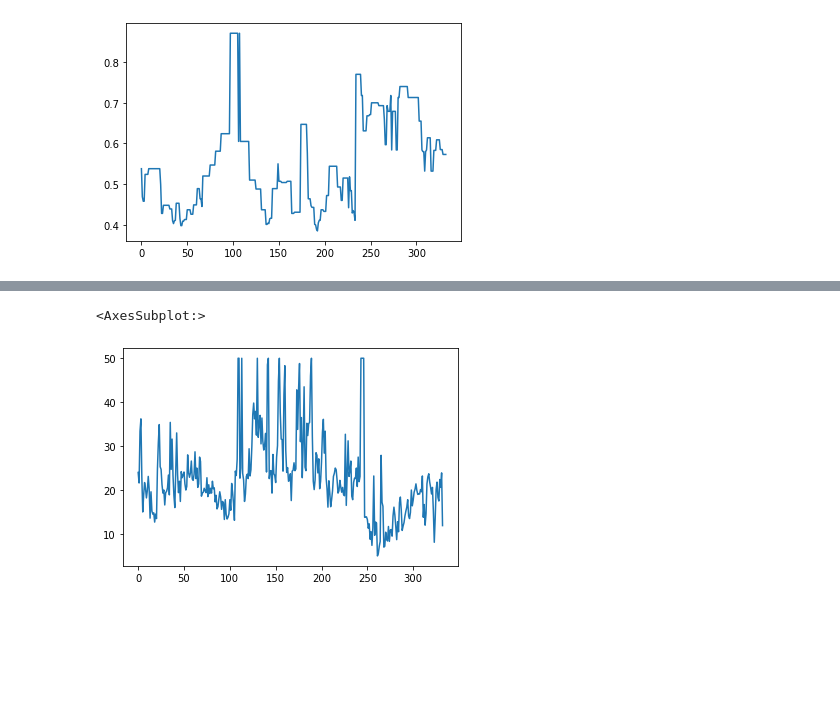
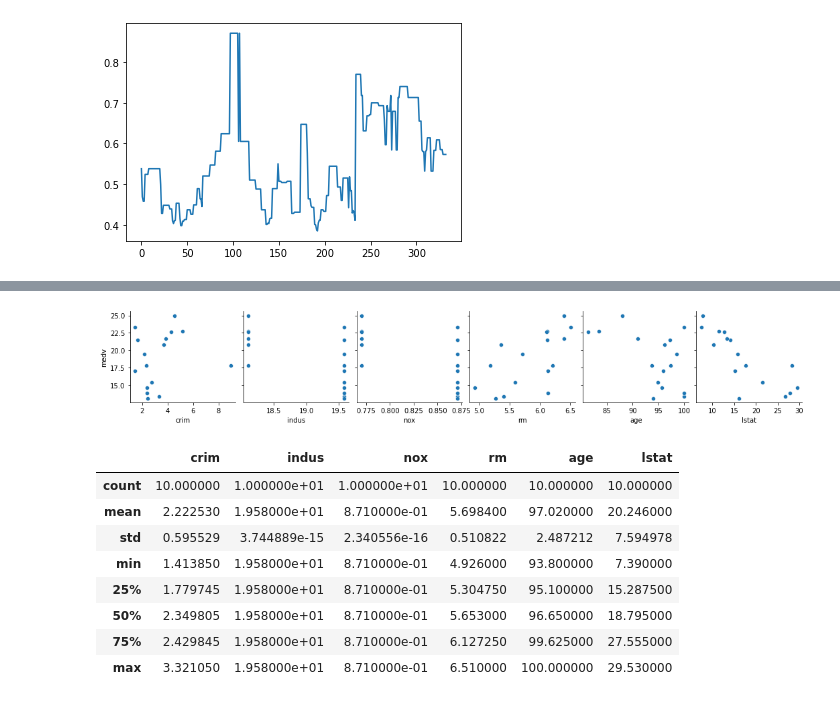
Before and after one commit to dimahl/Netology-dsu-5, a Jupyter notebook: Big Data/DZ2_ABD_KhlupinDE.ipynb, the cells around one changed output, grey strips where cells are left out. Saved outputs shown, nothing was run; the diff lists cells and outputs as text; code cells hidden in the pictures; blank space fills up the shorter version.

```diff
--- a/Big Data/DZ2_ABD_KhlupinDE.ipynb
+++ b/Big Data/DZ2_ABD_KhlupinDE.ipynb
@@ -268,5 +273,19 @@ df_nox[df_nox['nox']>= 0.68].plot()
-# %%
-df_nox['medv'].plot()
-# %% [output]
-<AxesSubplot:>
-[figure, removed]
+# %%
+df_max_nox = df[df['nox']> 0.76]
+# %%
+sns.pairplot(df_max_nox, x_vars=['crim', 'indus', 'nox', 'rm', 'age', 'lstat'], y_vars=['medv'])
+plt.show()
+# %% [output]
+[figure, added]
+# %%
+df_max_nox[['crim', 'indus', 'nox', 'rm', 'age', 'lstat']].describe()
+# %% [output]
+|  | crim | indus | nox | rm | age | lstat |
+| count | 10.000000 | 1.000000e+01 | 1.000000e+01 | 10.000000 | 10.000000 | 10.000000 |
+| mean | 2.222530 | 1.958000e+01 | 8.710000e-01 | 5.698400 | 97.020000 | 20.246000 |
+| std | 0.595529 | 3.744889e-15 | 2.340556e-16 | 0.510822 | 2.487212 | 7.594978 |
+| min | 1.413850 | 1.958000e+01 | 8.710000e-01 | 4.926000 | 93.800000 | 7.390000 |
+| 25% | 1.779745 | 1.958000e+01 | 8.710000e-01 | 5.304750 | 95.100000 | 15.287500 |
+| 50% | 2.349805 | 1.958000e+01 | 8.710000e-01 | 5.653000 | 96.650000 | 18.795000 |
+| 75% | 2.429845 | 1.958000e+01 | 8.710000e-01 | 6.127250 | 99.625000 | 27.555000 |
+| max | 3.321050 | 1.958000e+01 | 8.710000e-01 | 6.510000 | 100.000000 | 29.530000 |
```
Also changed, not shown: parts of 22 cells of this notebook.
